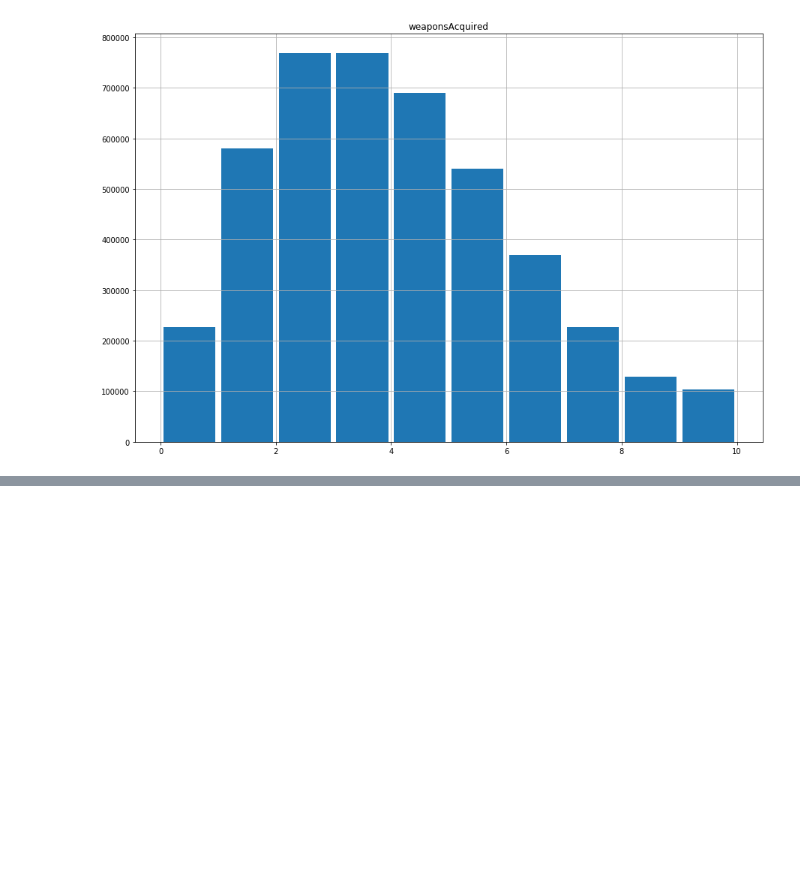
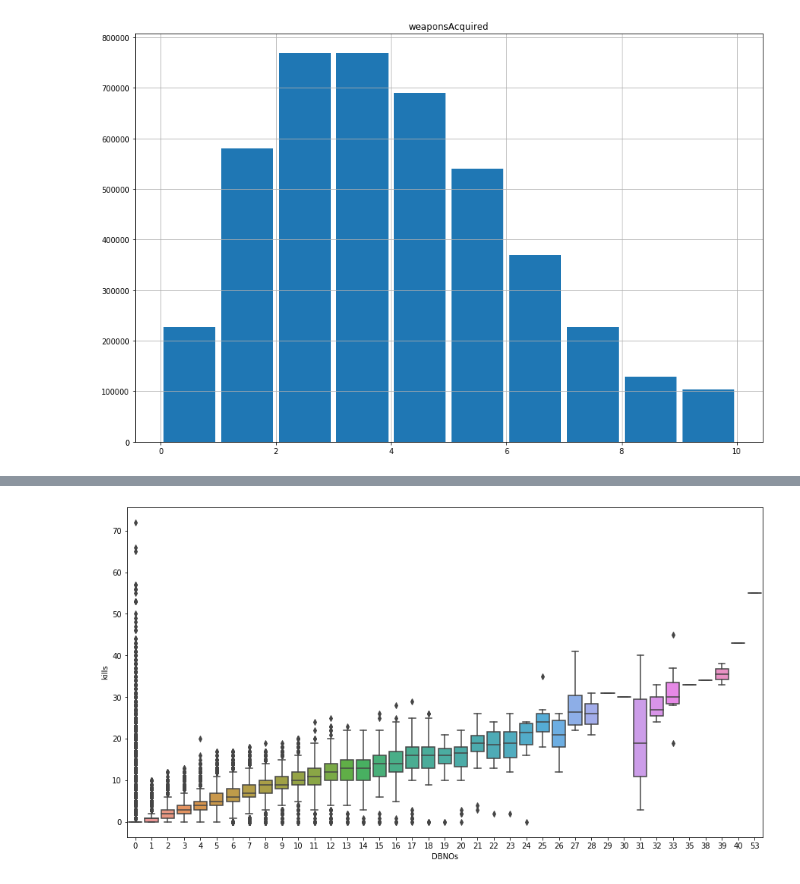
Before and after one commit to shjas94/SMU_ML, a Jupyter notebook: smu_ml.ipynb, the cells around one changed output, grey strips where cells are left out. Cells and saved outputs as stored; diff of their text form; code cells hidden in the pictures; blank space fills up the shorter version.

```diff
--- a/smu_ml.ipynb
+++ b/smu_ml.ipynb
@@ -292,0 +299,8 @@ plt.show()
+# %%
+plt.figure(figsize=(15,8))
+ax1 = sns.boxplot(x='DBNOs', y='kills', data=train)
+ax.set_title('DBNOs & kills')
+plt.show()
+## 둘은 확실히 연관성이 있어보임 -> 0에 있는 이상치들은 솔로플레이에 해당되는 경우로 예상(솔로에는 기절이 없음)
+# %% [output]
+[figure, added]
```
Also changed, not shown: parts of 14 cells of this notebook, 1 other file.
